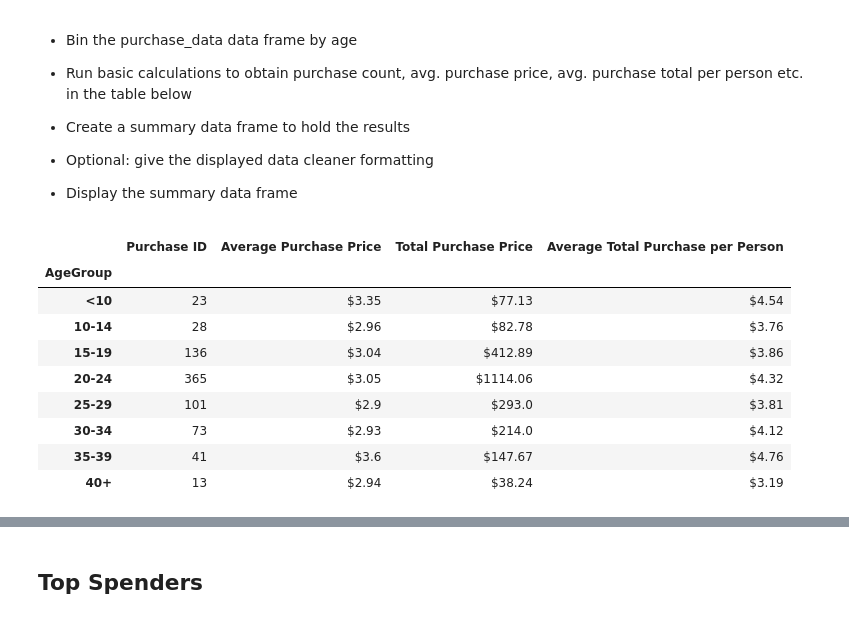
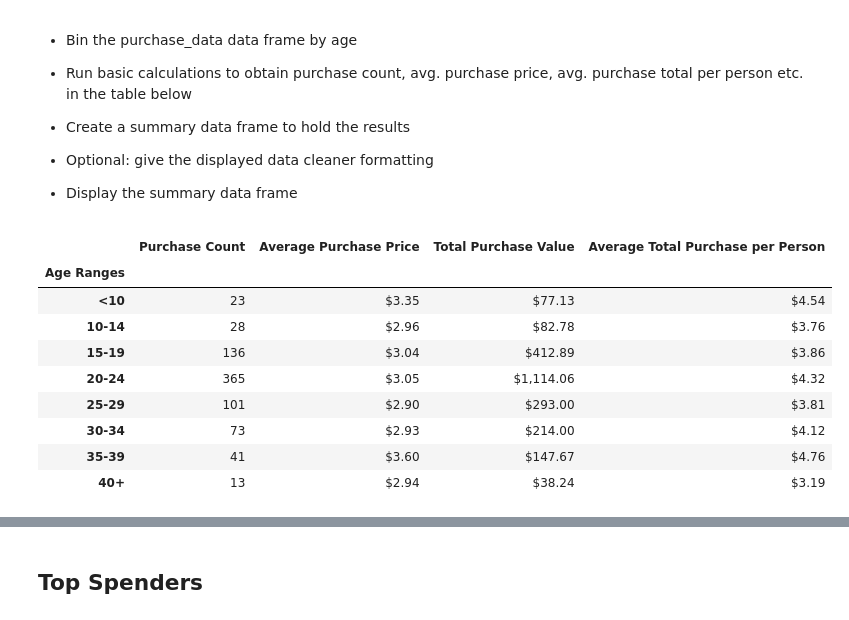
Before and after one commit to magogate/pandas-challenge, a Jupyter notebook: HeroesOfPymoli/HeroesOfPymoli_starter.ipynb, the cells around one changed output, grey strips where cells are left out. Saved outputs shown, nothing was run; the diff lists cells and outputs as text; code cells hidden in the pictures.

```diff
--- a/HeroesOfPymoli/HeroesOfPymoli_starter.ipynb
+++ b/HeroesOfPymoli/HeroesOfPymoli_starter.ipynb
@@ -199,23 +183,27 @@ finalPurchase
 
 * Display the summary data frame
 # %%
+#u can either use round, but that won't show last 0
+#in that case u can use map function with .2f to show 2 decimal places for float value
 bins = [0, 9, 14, 19, 24, 29, 34, 39, 100]
 purchase_data_grouped = purchase_data.copy()
-purchase_data_grouped["AgeGroup"] = pd.cut(purchase_data_grouped["Age"], bins, labels=["<10", "10-14", "15-19", "20-24", "25-29", "30-34", "35-39", "40+"])
-
-df_purchase_analysis = pd.DataFrame(purchase_data_grouped.groupby("AgeGroup")["Purchase ID"].count())
-df_purchase_analysis["Average Purchase Price"] = "$" + (round(purchase_data_grouped.groupby("AgeGroup")["Price"].sum() / purchase_data_grouped.groupby("AgeGroup")["SN"].count(),2)).astype(str)
-df_purchase_analysis["Total Purchase Price"] = "$" + round(purchase_data_grouped.groupby("AgeGroup")["Price"].sum(),2).astype(str)
-df_purchase_analysis["Average Total Purchase per Person"] = "$" + (round(purchase_data_grouped.groupby("AgeGroup")["Price"].sum() / purchase_data_grouped.groupby("AgeGroup")["SN"].nunique(),2)).astype(str)
+purchase_data_grouped["Age Ranges"] = pd.cut(purchase_data_grouped["Age"], bins, labels=["<10", "10-14", "15-19", "20-24", "25-29", "30-34", "35-39", "40+"])
+#(purchase_data_grouped.groupby("Age Ranges")["Purchase ID"].count()) will return Series
+df_purchase_analysis = pd.DataFrame(purchase_data_grouped.groupby("Age Ranges")["Purchase ID"].count())
+#df_purchase_analysis["Average Purchase Price"] = (purchase_data_grouped.groupby("Age Ranges")["Price"].sum() / purchase_data_grouped.groupby("Age Ranges")["SN"].count()).map("${:,.2f}".format)
+df_purchase_analysis["Average Purchase Price"] = purchase_data_grouped.groupby("Age Ranges")["Price"].mean().map("${:,.2f}".format)
+df_purchase_analysis["Total Purchase Value"] = purchase_data_grouped.groupby("Age Ranges")["Price"].sum().map("${:,.2f}".format)
+df_purchase_analysis["Average Total Purchase per Person"] = (round(purchase_data_grouped.groupby("Age Ranges")["Price"].sum() / purchase_data_grouped.groupby("Age Ranges")["SN"].nunique(),2)).map("${:,}".format)
+df_purchase_analysis = df_purchase_analysis.rename(columns={"Purchase ID":"Purchase Count"})
 df_purchase_analysis
 # %% [output]
-|  | Purchase ID | Average Purchase Price | Total Purchase Price | Average Total Purchase per Person |
-| AgeGroup |  |  |  |  |
+|  | Purchase Count | Average Purchase Price | Total Purchase Value | Average Total Purchase per Person |
+| Age Ranges |  |  |  |  |
 | <10 | 23 | $3.35 | $77.13 | $4.54 |
 | 10-14 | 28 | $2.96 | $82.78 | $3.76 |
 | 15-19 | 136 | $3.04 | $412.89 | $3.86 |
-| 20-24 | 365 | $3.05 | $1114.06 | $4.32 |
-| 25-29 | 101 | $2.9 | $293.0 | $3.81 |
-| 30-34 | 73 | $2.93 | $214.0 | $4.12 |
-| 35-39 | 41 | $3.6 | $147.67 | $4.76 |
+| 20-24 | 365 | $3.05 | $1,114.06 | $4.32 |
+| 25-29 | 101 | $2.90 | $293.00 | $3.81 |
+| 30-34 | 73 | $2.93 | $214.00 | $4.12 |
+| 35-39 | 41 | $3.60 | $147.67 | $4.76 |
 | 40+ | 13 | $2.94 | $38.24 | $3.19 |
```
Also changed, not shown: parts of 15 cells of this notebook.
